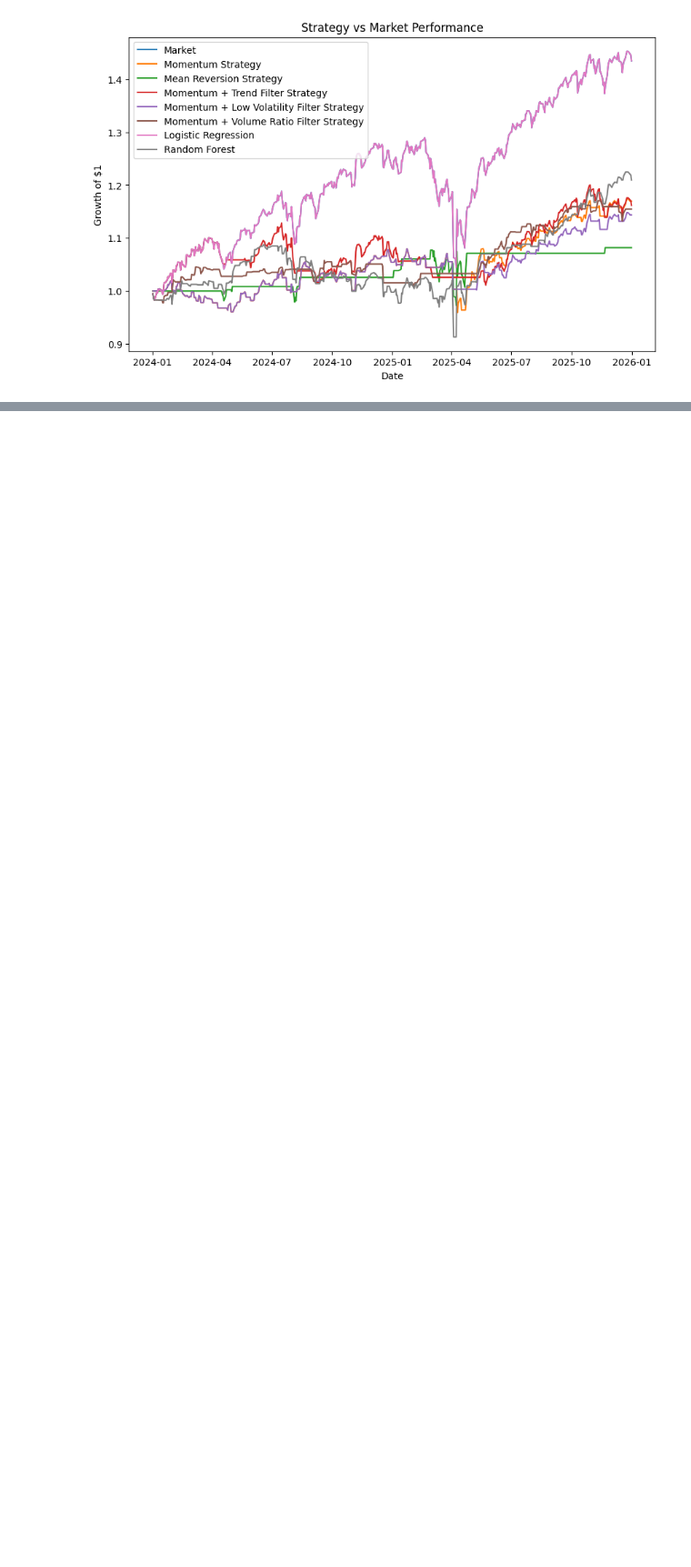
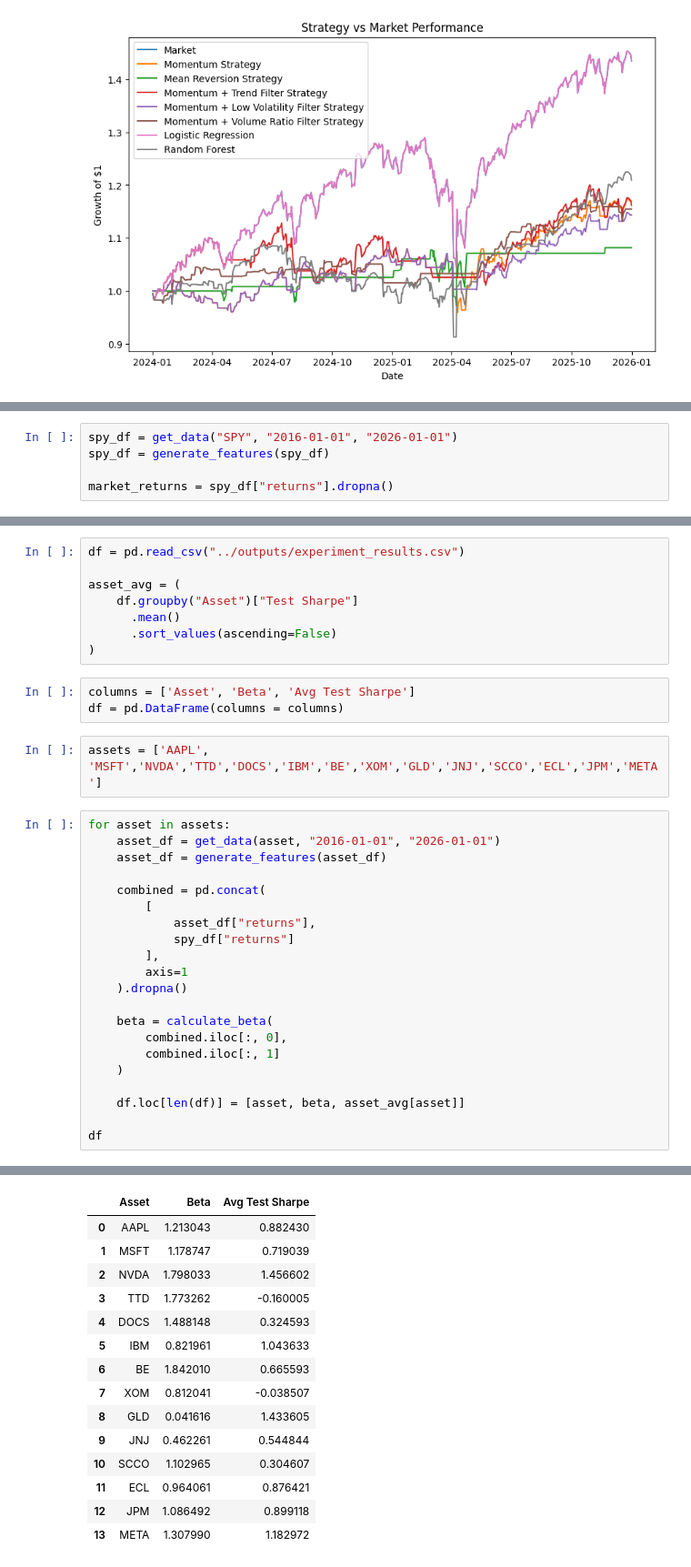
Before and after one commit to noelpdlt/quant-research-system, a Jupyter notebook: notebooks/w8_marketregimes.ipynb, the cells around one changed output, grey strips where cells are left out. Shown at 91% size. Cells and saved outputs as stored; diff of their text form; blank space fills up the shorter version.

```diff
--- a/notebooks/w8_marketregimes.ipynb
+++ b/notebooks/w8_marketregimes.ipynb
@@ -301,0 +305,5 @@ Recent
+# %%
+spy_df = get_data("SPY", "2016-01-01", "2026-01-01")
+spy_df = generate_features(spy_df)
+
+market_returns = spy_df["returns"].dropna()
@@ -301,0 +312,35 @@ Recent
+# %%
+df = pd.read_csv("../outputs/experiment_results.csv")
+
+asset_avg = (
+    df.groupby("Asset")["Test Sharpe"]
+      .mean()
+      .sort_values(ascending=False)
+)
+# %%
+columns = ['Asset', 'Beta', 'Avg Test Sharpe']
+df = pd.DataFrame(columns = columns)
+# %%
+assets = ['AAPL', 'MSFT','NVDA','TTD','DOCS','IBM','BE','XOM','GLD','JNJ','SCCO','ECL','JPM','META']
+# %%
+for asset in assets:
+    asset_df = get_data(asset, "2016-01-01", "2026-01-01")
+    asset_df = generate_features(asset_df)
+
+    combined = pd.concat(
+        [
+            asset_df["returns"],
+            spy_df["returns"]
+        ],
+        axis=1
+    ).dropna()
+
+    beta = calculate_beta(
+        combined.iloc[:, 0],
+        combined.iloc[:, 1]
+    )
+
+    df.loc[len(df)] = [asset, beta, asset_avg[asset]]
+
+df
+# %% [output]
@@ -301,0 +361,15 @@ Recent
+|  | Asset | Beta | Avg Test Sharpe |
+| 0 | AAPL | 1.213043 | 0.882430 |
+| 1 | MSFT | 1.178747 | 0.719039 |
+| 2 | NVDA | 1.798033 | 1.456602 |
+| 3 | TTD | 1.773262 | -0.160005 |
+| 4 | DOCS | 1.488148 | 0.324593 |
+| 5 | IBM | 0.821961 | 1.043633 |
+| 6 | BE | 1.842010 | 0.665593 |
+| 7 | XOM | 0.812041 | -0.038507 |
+| 8 | GLD | 0.041616 | 1.433605 |
+| 9 | JNJ | 0.462261 | 0.544844 |
+| 10 | SCCO | 1.102965 | 0.304607 |
+| 11 | ECL | 0.964061 | 0.876421 |
+| 12 | JPM | 1.086492 | 0.899118 |
+| 13 | META | 1.307990 | 1.182972 |
```
Also changed, not shown: parts of 6 cells of this notebook, 2 other files.
